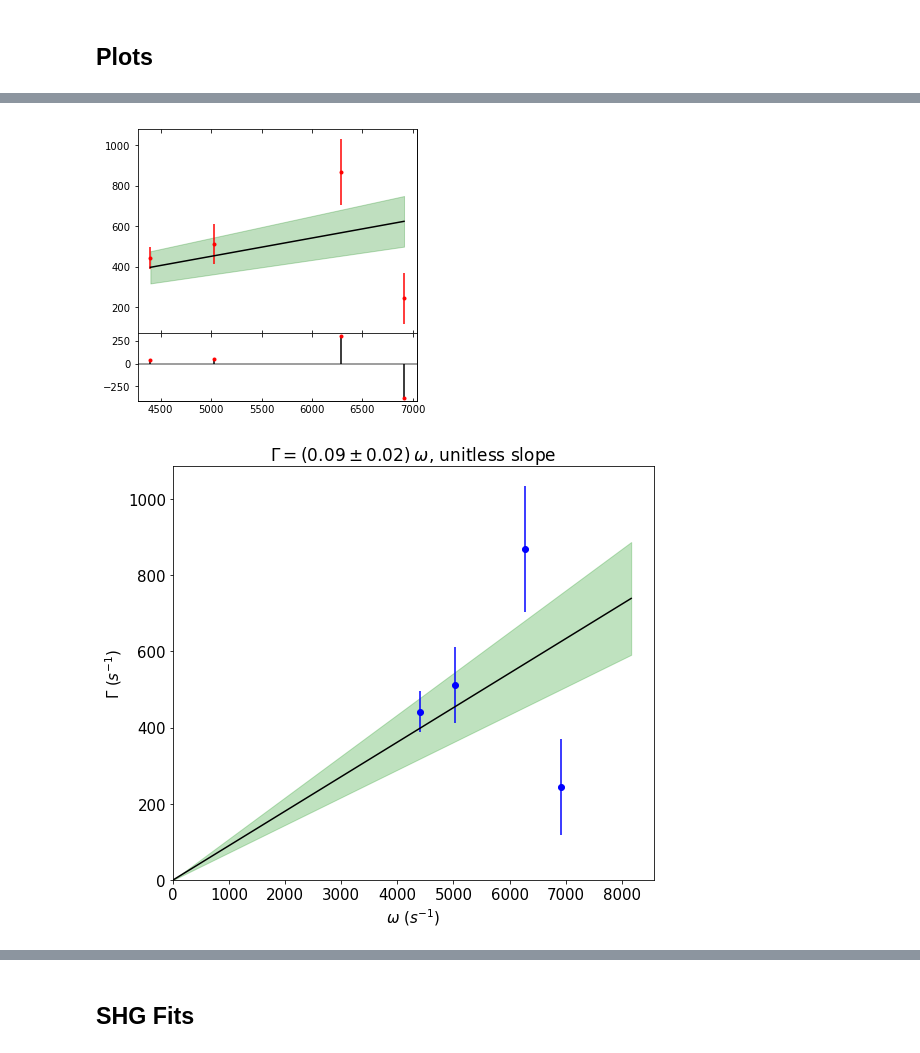
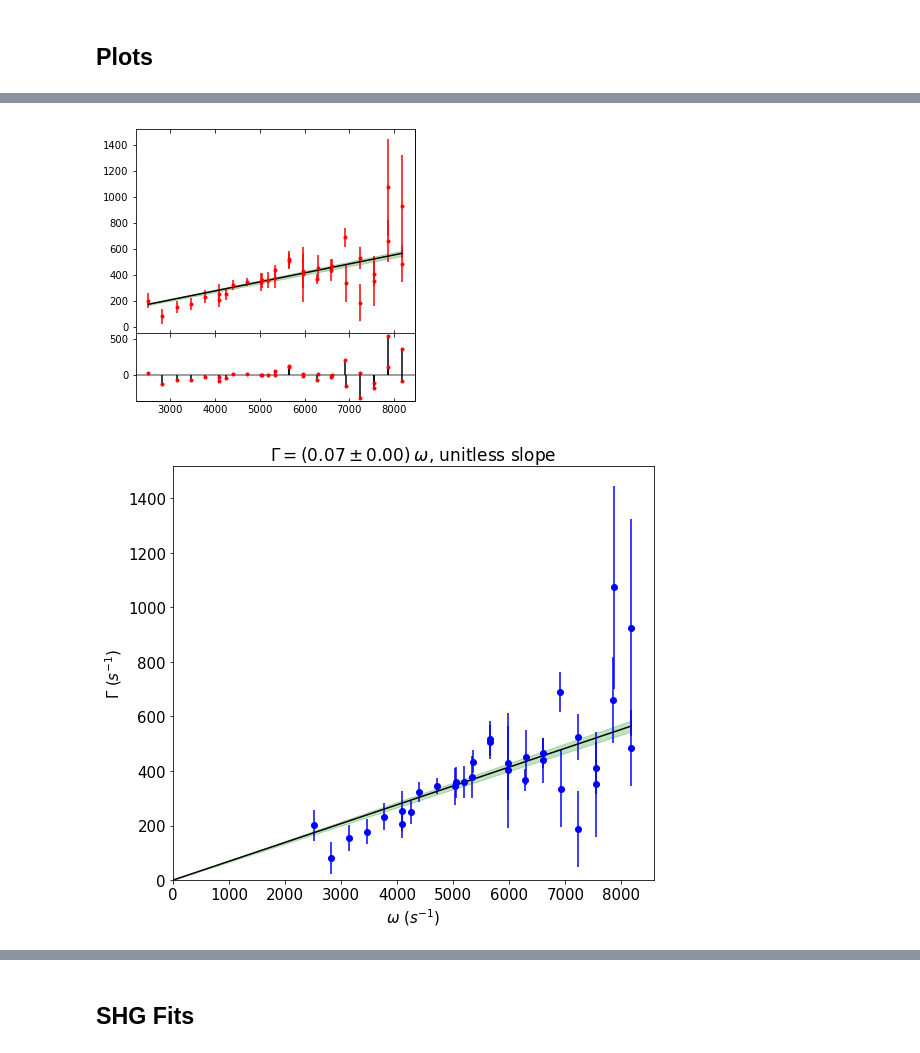
Before and after one commit to ranchop/QCalc, a Jupyter notebook: Box Shaking/Specific Datasets/One Sided Decay/Dispersion relation - 08-23.ipynb, the cells around one changed output, grey strips where cells are left out. Saved outputs shown, nothing was run; the diff lists cells and outputs as text; code cells hidden in the pictures.

```diff
--- a/Box Shaking/Specific Datasets/One Sided Decay/Dispersion relation - 08-23.ipynb
+++ b/Box Shaking/Specific Datasets/One Sided Decay/Dispersion relation - 08-23.ipynb
@@ -847,7 +847,7 @@ WID_clim_dN_N = widgets.FloatSlider(value=0.15, min=0.01, max=0.5, step=0.001,
 # %%
 Speed_Sound = 15
 Distance = 90
-Freq = np.arange(100, 1200, 50)
+Freq = np.arange(300, 1500, 50)
 Num_Cycles = Distance / (1/Freq*1e3 * Speed_Sound )
 for i in range(len(Freq)):
     print("Freq {} : {:.3f}".format(Freq[i], Num_Cycles[i]))
@@ -1382,6 +1412,6 @@ b      0.000000    0.000000   NaN    0.0    0.000000    0.000000   0.000000
 # %%
 # Gamma (Omega)
-flims = [350, 1200]
+flims = [350, 1350]
 flims_index = (df_data.index.values >= flims[0]) & (df_data.index.values <= flims[1])
 gamma = [twopi*df_data.index.values[flims_index], frs[flims_index,7], fes[flims_index,7]]
 
@@ -1421,2 +1451,2 @@ b  0.000000    0.0000   NaN    0.0    0.000000    0.000000   0.000000
-[figure, old version]
+[figure, new version]
-[figure, old version]
+[figure, new version]
```
Also changed, not shown: parts of 18 cells of this notebook, 9 other files.
